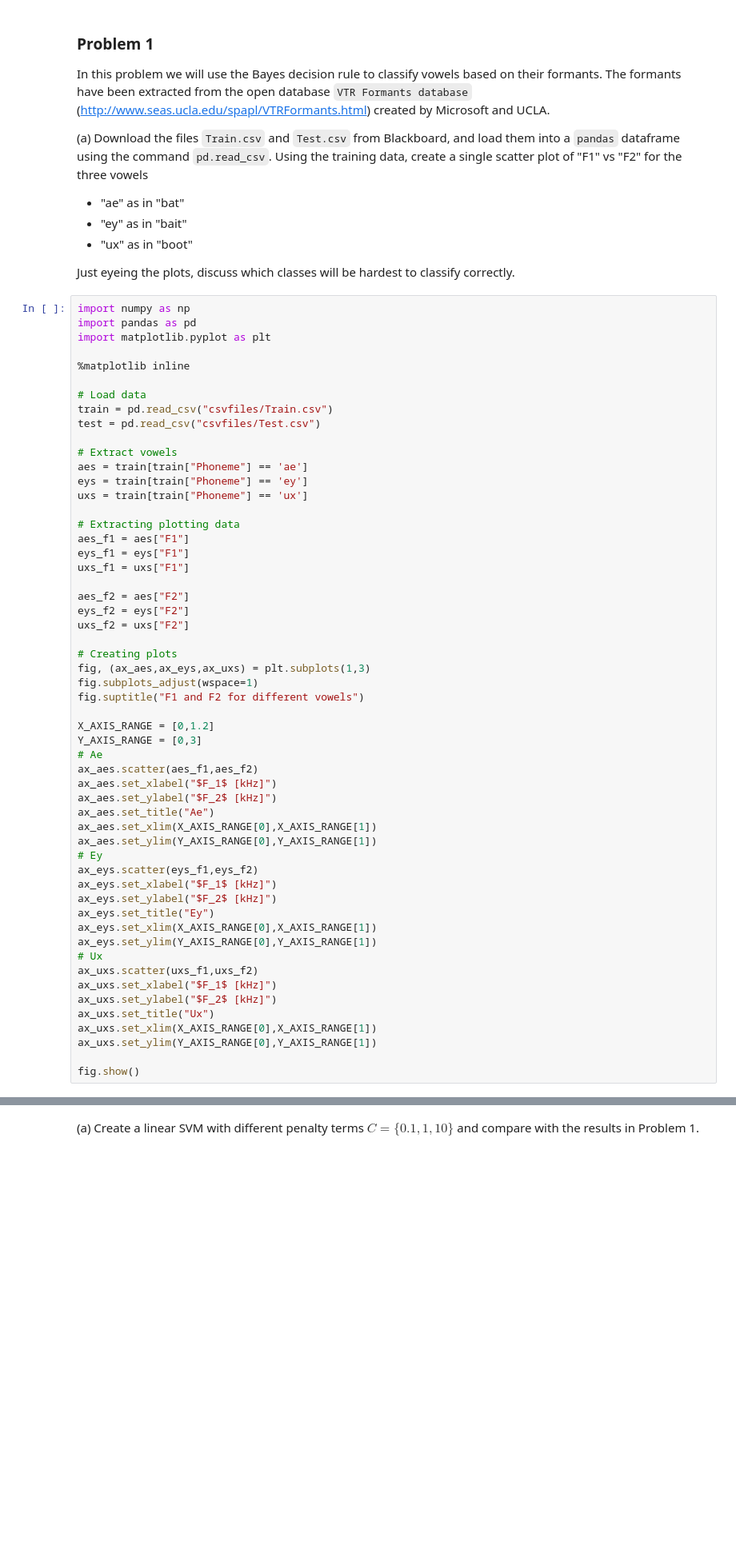
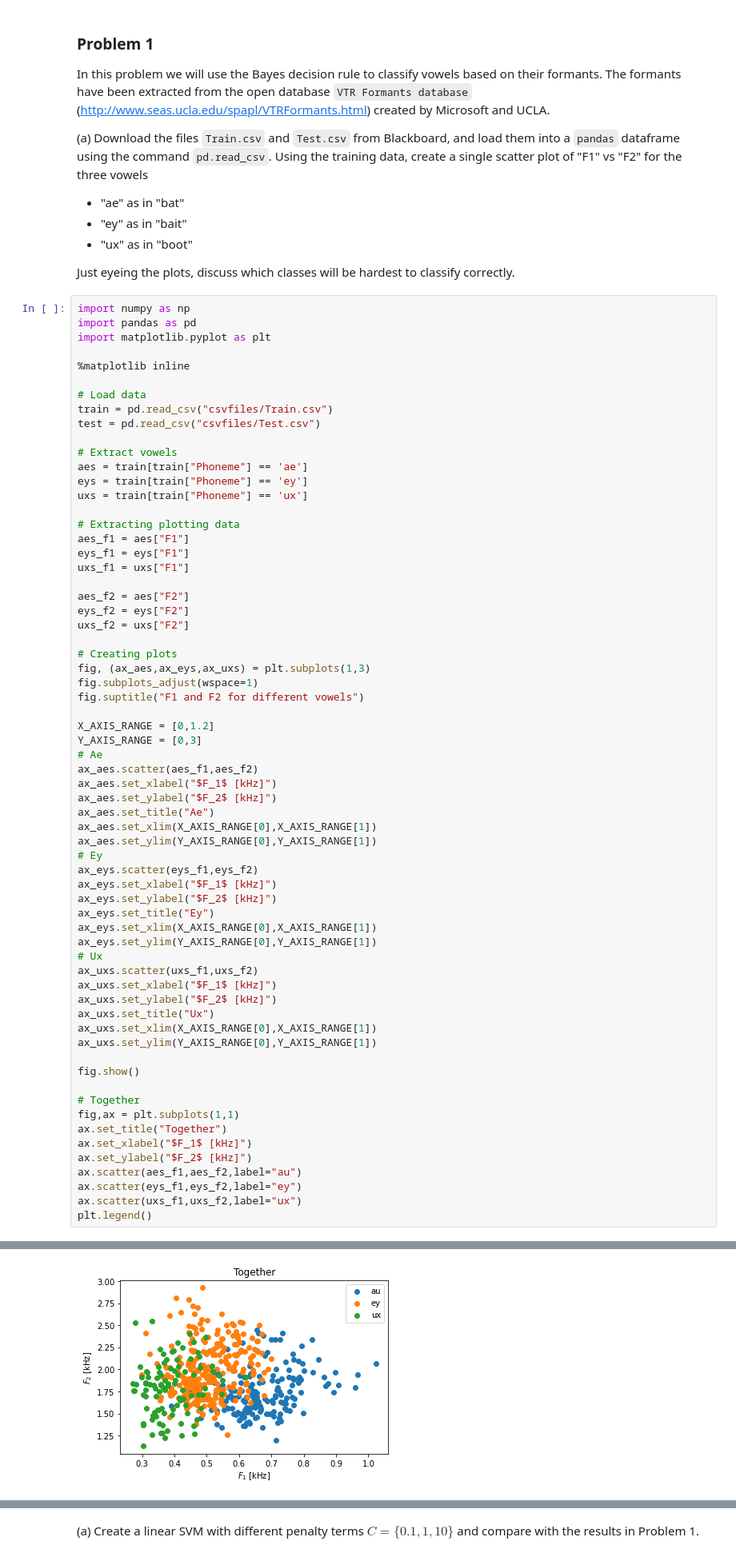
Before and after one commit to jakvah/TTT4185-MachineLearning, a Jupyter notebook: assignment_2.ipynb, the cells around one changed output, grey strips where cells are left out. Shown at 80% size. Drawn from its saved outputs; the diff is of its cells as text; blank space fills up the shorter version.

```diff
--- a/assignment_2.ipynb
+++ b/assignment_2.ipynb
@@ -74,4 +74,14 @@ ax_uxs.set_xlim(X_AXIS_RANGE[0],X_AXIS_RANGE[1])
 ax_uxs.set_ylim(Y_AXIS_RANGE[0],Y_AXIS_RANGE[1])
 
 fig.show()
+
+# Together
+fig,ax = plt.subplots(1,1)
+ax.set_title("Together")
+ax.set_xlabel("$F_1$ [kHz]")
+ax.set_ylabel("$F_2$ [kHz]")
+ax.scatter(aes_f1,aes_f2,label="au")
+ax.scatter(eys_f1,eys_f2,label="ey")
+ax.scatter(uxs_f1,uxs_f2,label="ux")
+plt.legend()
 # %% [output]
@@ -78 +89,2 @@ fig.show()
 [figure]
+[figure, added]
```
Also changed, not shown: parts of 7 cells of this notebook, 3 other files.
